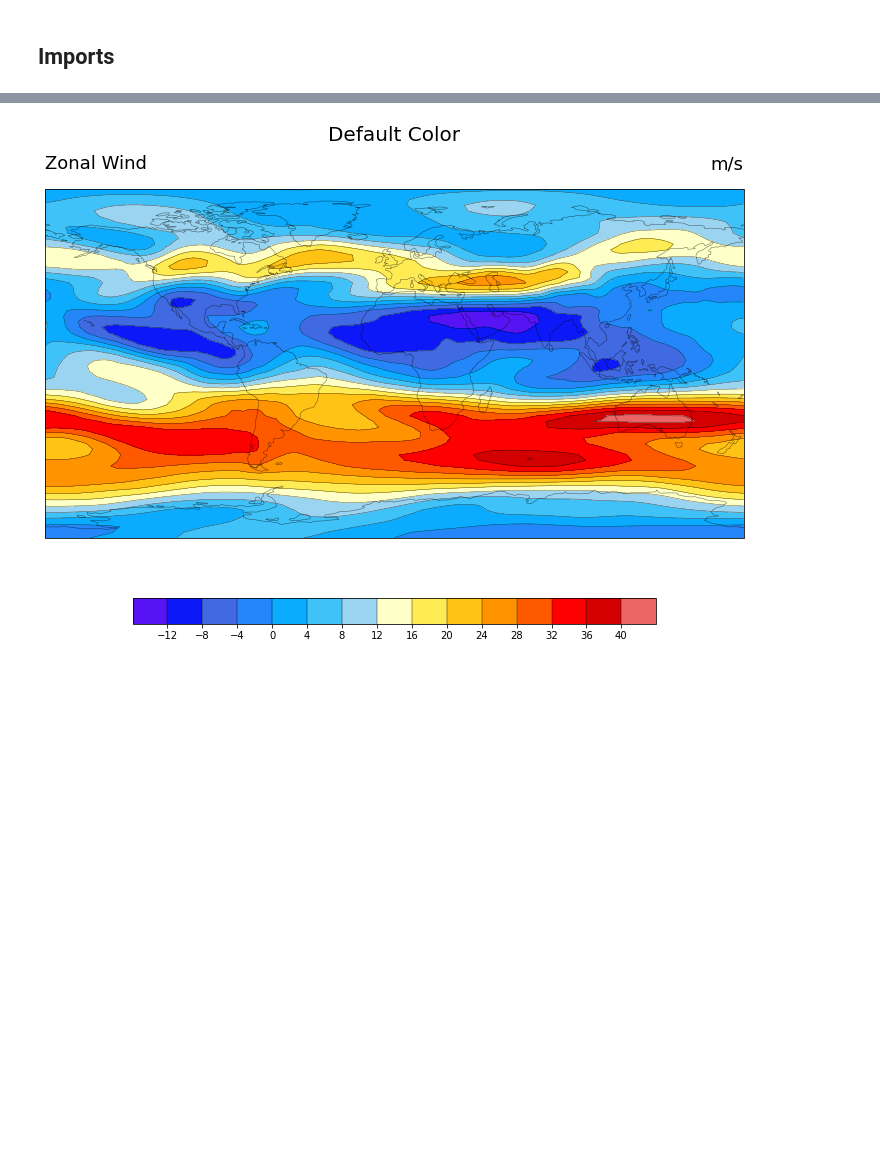
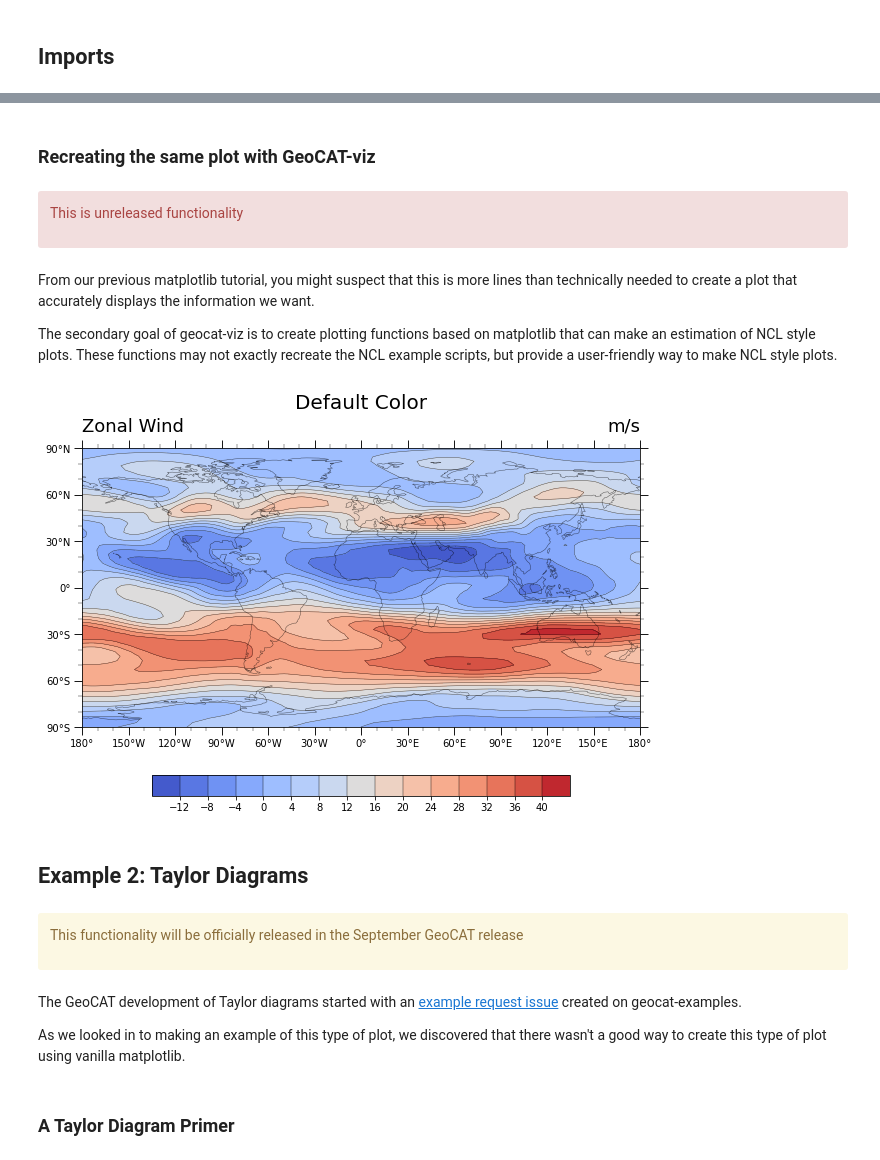
Before and after one commit to anissa111/plotting-with-geocat-tutorial, a Jupyter notebook: notebooks/02-geocat-viz.ipynb, the cells around one changed output, grey strips where cells are left out. Saved outputs shown, nothing was run; the diff lists cells and outputs as text; code cells hidden in the pictures; blank space fills up the shorter version.

```diff
--- a/notebooks/02-geocat-viz.ipynb
+++ b/notebooks/02-geocat-viz.ipynb
@@ -38,24 +137,47 @@ from geocat.viz import util as gvutil
+# %% [markdown]
+### Recreating the same plot with GeoCAT-viz
+# %% [markdown]
+<div class="admonition alert alert-danger">
+
+This is unreleased functionality
+
+</div>
+# %% [markdown]
+From our previous matplotlib tutorial, you might suspect that this is more lines than technically needed to create a plot that accurately displays the information we want.
+
+The secondary goal of geocat-viz is to create plotting functions based on matplotlib that can make an estimation of NCL style plots. These functions may not exactly recreate the NCL example scripts, but provide a user-friendly way to make NCL style plots.
 # %%
-# Open a netCDF data file using xarray default engine and load the data into xarray
-ds = xr.open_dataset(gdf.get("netcdf_files/uv300.nc")).isel(time=1)
-
 projection = ccrs.PlateCarree()
 levels = np.arange(-16, 48, 4)
 
 contourf.Contour(
     ds.U,
     flevels=levels,
     clevels=levels,
     xlim=(-180, 180),
     ylim=(-90, 90),
-    cmap=gvcmaps.ncl_default,
+    xticks=np.linspace(-180, 180, 13),
+    yticks=np.linspace(-90, 90, 7),
     projection=projection,
     maintitle="Default Color",
     lefttitle=ds.U.long_name,
     righttitle=ds.U.units,
 )
 
-plt.tight_layout()
 plt.show()
 # %% [output]
-[figure, old version]
+[figure, new version]
+# %% [markdown]
+## Example 2: Taylor Diagrams
+# %% [markdown]
+<div class="admonition alert alert-warning">
+
+This functionality will be officially released in the September GeoCAT release
+
+</div>
+# %% [markdown]
+The GeoCAT development of Taylor diagrams started with an [example request issue](https://github.com/NCAR/GeoCAT-examples/issues/323) created on geocat-examples.
+
+As we looked in to making an example of this type of plot, we discovered that there wasn't a good way to create this type of plot using vanilla matplotlib.
+# %% [markdown]
+### A Taylor Diagram Primer
```
Also changed, not shown: parts of 14 cells of this notebook, 1 other file.
